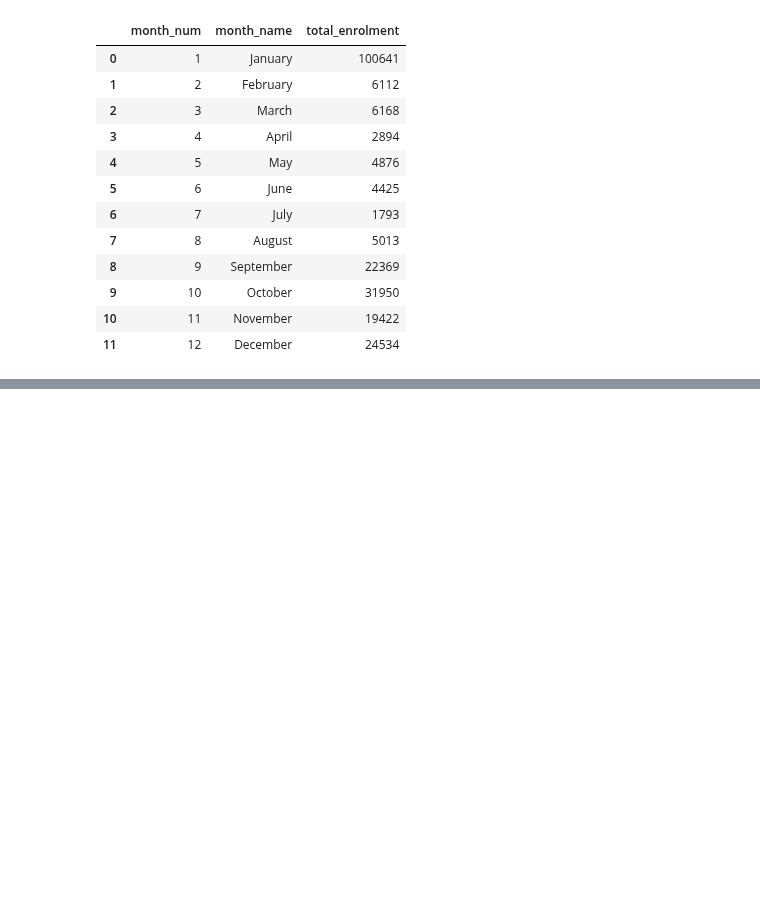
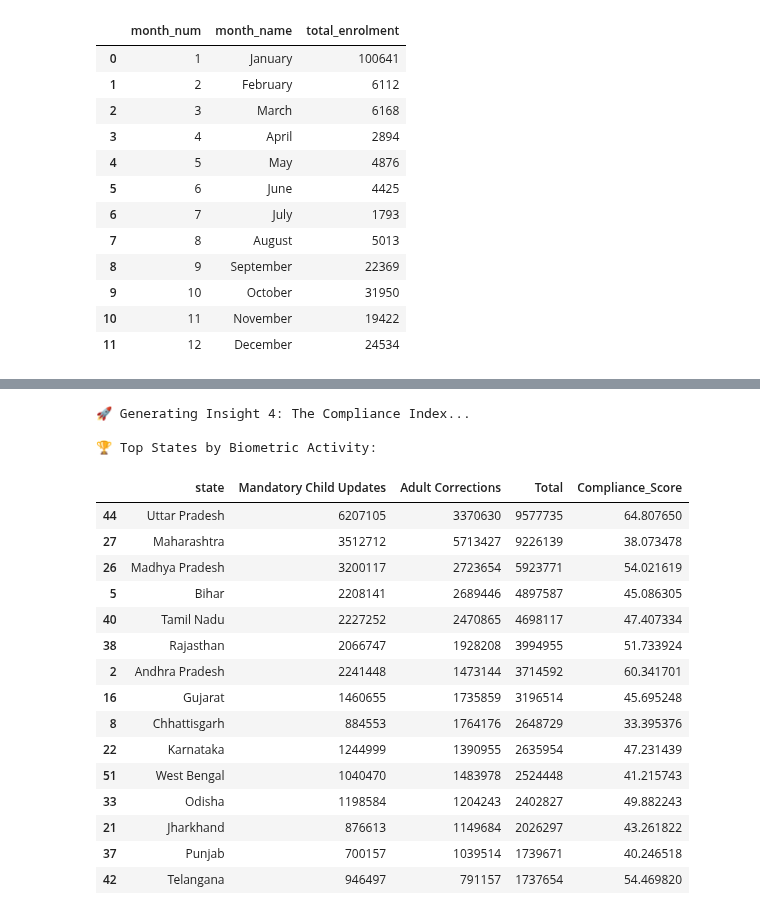
Before and after one commit to SwarangiK-21/UIDAI-Hackathon-2026, a Jupyter notebook: 1_data_merging.ipynb, the cells around one changed output, grey strips where cells are left out. Drawn from its saved outputs; the diff is of its cells as text; code cells hidden in the pictures; blank space fills up the shorter version.

Commit message:
Updated graphs and added new insights

```diff
--- a/1_data_merging.ipynb
+++ b/1_data_merging.ipynb
@@ -506,0 +554,68 @@ fig_trade.show()
+# %%
+import plotly.express as px
+import pandas as pd
+
+print("🚀 Generating Insight 4: The Compliance Index...")
+
+# ==========================================
+# INSIGHT 4: THE COMPLIANCE INDEX (Child vs. Adult Updates)
+# ==========================================
+
+# 1. Aggregate Biometric Updates by State
+# bio_age_5_17 = Mandatory Child Updates (Good compliance)
+# bio_age_17_  = Adult Updates (Corrections/Burnout)
+compliance_df = df_bio.groupby('state')[['bio_age_5_17', 'bio_age_17_']].sum().reset_index()
+
+# 2. Rename for clarity
+compliance_df.rename(columns={
+    'bio_age_5_17': 'Mandatory Child Updates',
+    'bio_age_17_': 'Adult Corrections'
+}, inplace=True)
+
+# 3. Calculate "Compliance Score" (% of work that is Child Updates)
+# High % means the state is successfully focusing on mandatory updates.
+compliance_df['Total'] = compliance_df['Mandatory Child Updates'] + compliance_df['Adult Corrections']
+compliance_df['Compliance_Score'] = (compliance_df['Mandatory Child Updates'] / compliance_df['Total']) * 100
+
+# 4. Sort and Filter (Top 15 States for readability)
+compliance_df = compliance_df.sort_values(by='Total', ascending=False).head(15)
+
+print("\n🏆 Top States by Biometric Activity:")
+display(compliance_df)
+
+# 5. Create Stacked Bar Chart
+fig_comp = px.bar(
+    compliance_df,
+    x=['Mandatory Child Updates', 'Adult Corrections'],
+    y='state',
+    orientation='h', # Horizontal for readability
+    title='🏆 The Compliance Index: Which States are Driving Mandatory Updates?',
+    labels={'value': 'Biometric Update Volume', 'variable': 'Update Type', 'state': 'State'},
+    color_discrete_map={
+        'Mandatory Child Updates': '#2ca02c', # Green (Good)
+        'Adult Corrections': '#d62728'        # Red (Correction/Error)
+    }
+)
+
+fig_comp.update_layout(yaxis_title=None, legend_title_text='Update Category')
+fig_comp.show()
+# %% [output]
+🚀 Generating Insight 4: The Compliance Index...
+
+🏆 Top States by Biometric Activity:
+|  | state | Mandatory Child Updates | Adult Corrections | Total | Compliance_Score |
+| 44 | Uttar Pradesh | 6207105 | 3370630 | 9577735 | 64.807650 |
+| 27 | Maharashtra | 3512712 | 5713427 | 9226139 | 38.073478 |
+| 26 | Madhya Pradesh | 3200117 | 2723654 | 5923771 | 54.021619 |
+| 5 | Bihar | 2208141 | 2689446 | 4897587 | 45.086305 |
+| 40 | Tamil Nadu | 2227252 | 2470865 | 4698117 | 47.407334 |
+| 38 | Rajasthan | 2066747 | 1928208 | 3994955 | 51.733924 |
+| 2 | Andhra Pradesh | 2241448 | 1473144 | 3714592 | 60.341701 |
+| 16 | Gujarat | 1460655 | 1735859 | 3196514 | 45.695248 |
+| 8 | Chhattisgarh | 884553 | 1764176 | 2648729 | 33.395376 |
+| 22 | Karnataka | 1244999 | 1390955 | 2635954 | 47.231439 |
+| 51 | West Bengal | 1040470 | 1483978 | 2524448 | 41.215743 |
+| 33 | Odisha | 1198584 | 1204243 | 2402827 | 49.882243 |
+| 21 | Jharkhand | 876613 | 1149684 | 2026297 | 43.261822 |
+| 37 | Punjab | 700157 | 1039514 | 1739671 | 40.246518 |
+| 42 | Telangana | 946497 | 791157 | 1737654 | 54.469820 |
```
Also changed, not shown: parts of 4 cells of this notebook, 5 other files.
